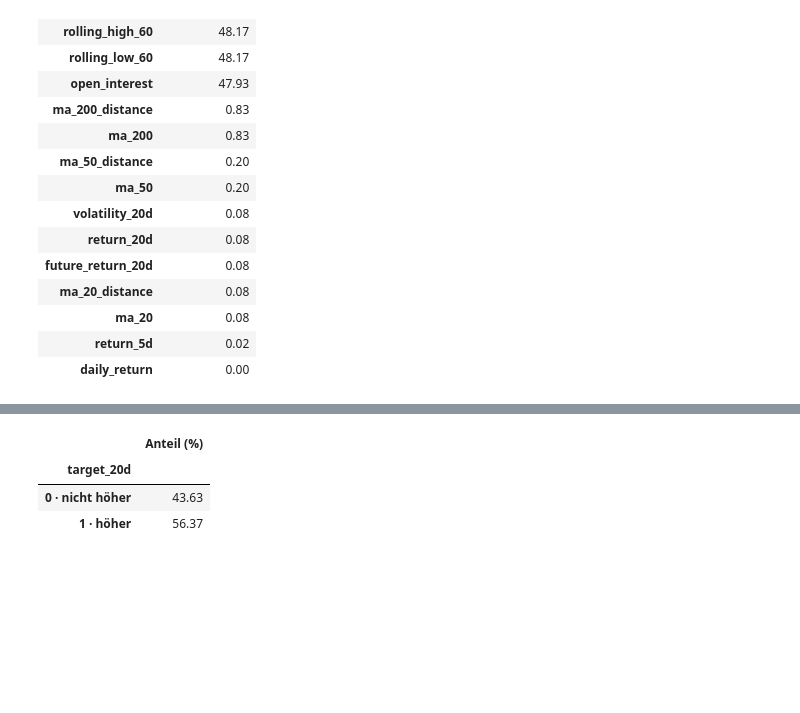
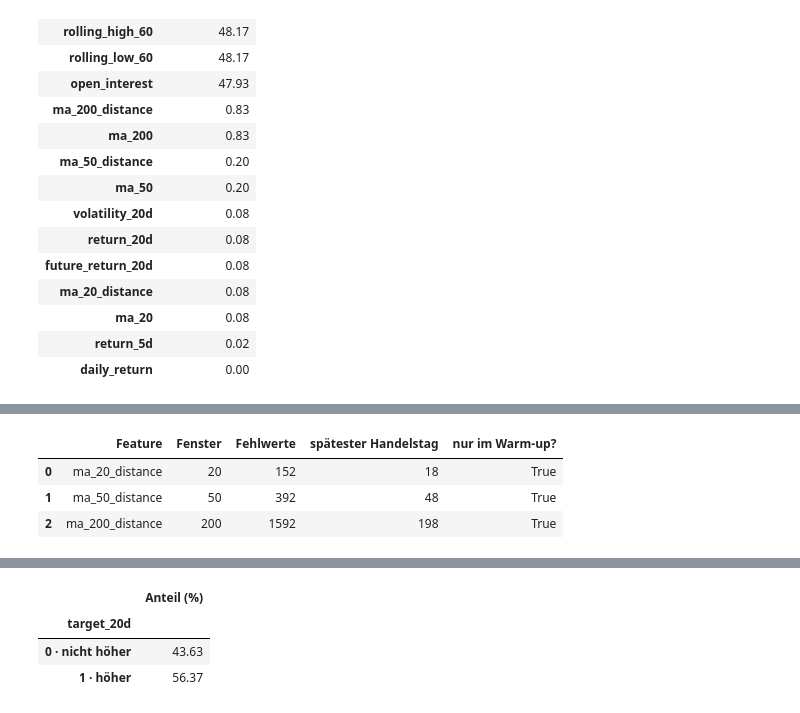
Before and after one commit to fedansoufiane-commits/forexscope-ai, a Jupyter notebook: notebooks/02_understanding_the_data.ipynb, the cells around one changed output, grey strips where cells are left out. Saved outputs shown, nothing was run; the diff lists cells and outputs as text; code cells hidden in the pictures; blank space fills up the shorter version.

```diff
--- a/notebooks/02_understanding_the_data.ipynb
+++ b/notebooks/02_understanding_the_data.ipynb
@@ -88,0 +102,21 @@ Median-Imputer die Behandlung innerhalb jedes Trainingsfensters.
+# %%
+warm = df.sort_values(["ticker", "date"]).copy()
+warm["handelstag_index"] = warm.groupby("ticker").cumcount()  # 0-basiert
+
+nachweis = []
+for spalte, fenster in [("ma_20_distance", 20), ("ma_50_distance", 50),
+                        ("ma_200_distance", 200)]:
+    fehlend = warm.loc[warm[spalte].isna(), "handelstag_index"]
+    nachweis.append({
+        "Feature": spalte,
+        "Fenster": fenster,
+        "Fehlwerte": len(fehlend),
+        "spätester Handelstag": int(fehlend.max()) if len(fehlend) else None,
+        "nur im Warm-up?": bool(len(fehlend) == 0 or fehlend.max() < fenster),
+    })
+pd.DataFrame(nachweis)
+# %% [output]
+|  | Feature | Fenster | Fehlwerte | spätester Handelstag | nur im Warm-up? |
+| 0 | ma_20_distance | 20 | 152 | 18 | True |
+| 1 | ma_50_distance | 50 | 392 | 48 | True |
+| 2 | ma_200_distance | 200 | 1592 | 198 | True |
```
Also changed, not shown: parts of 14 cells of this notebook, 9 other files.
